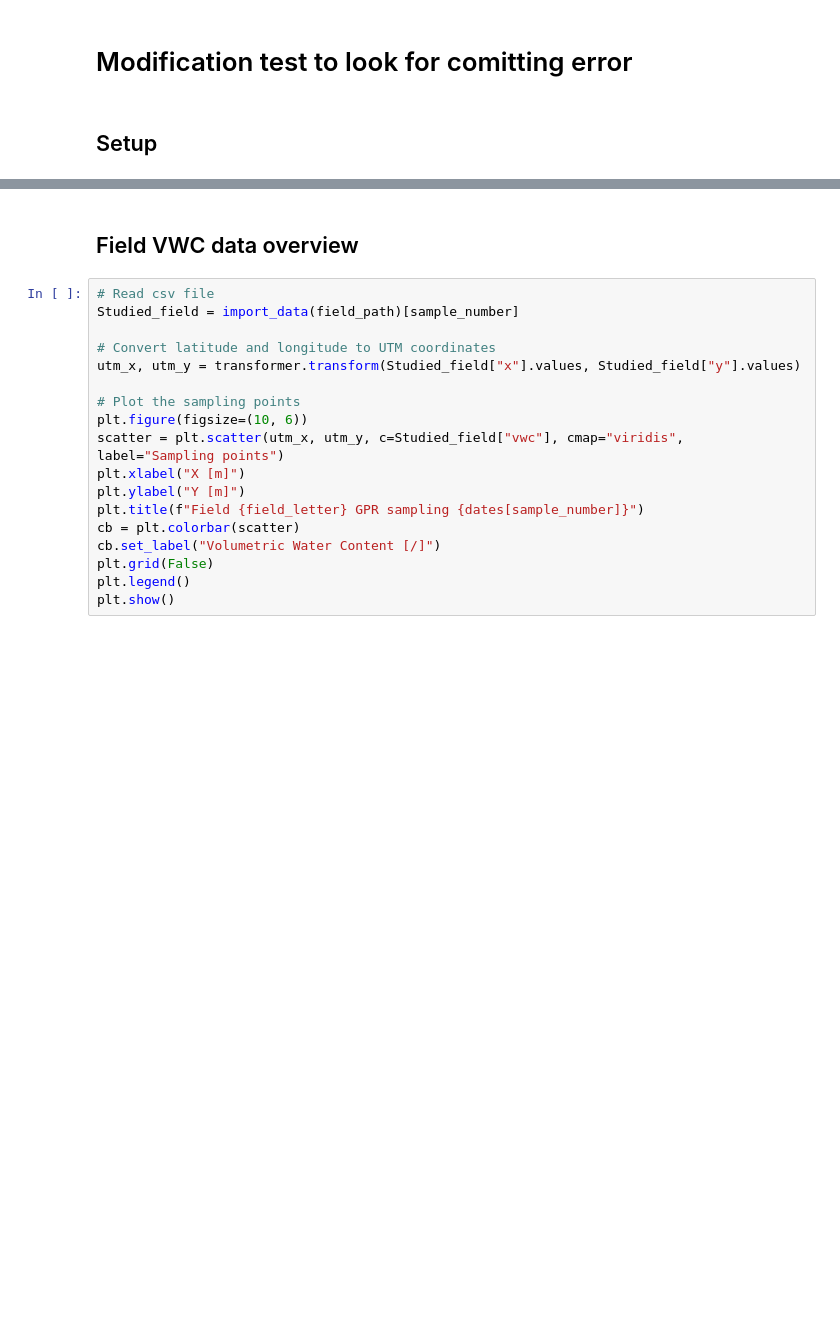
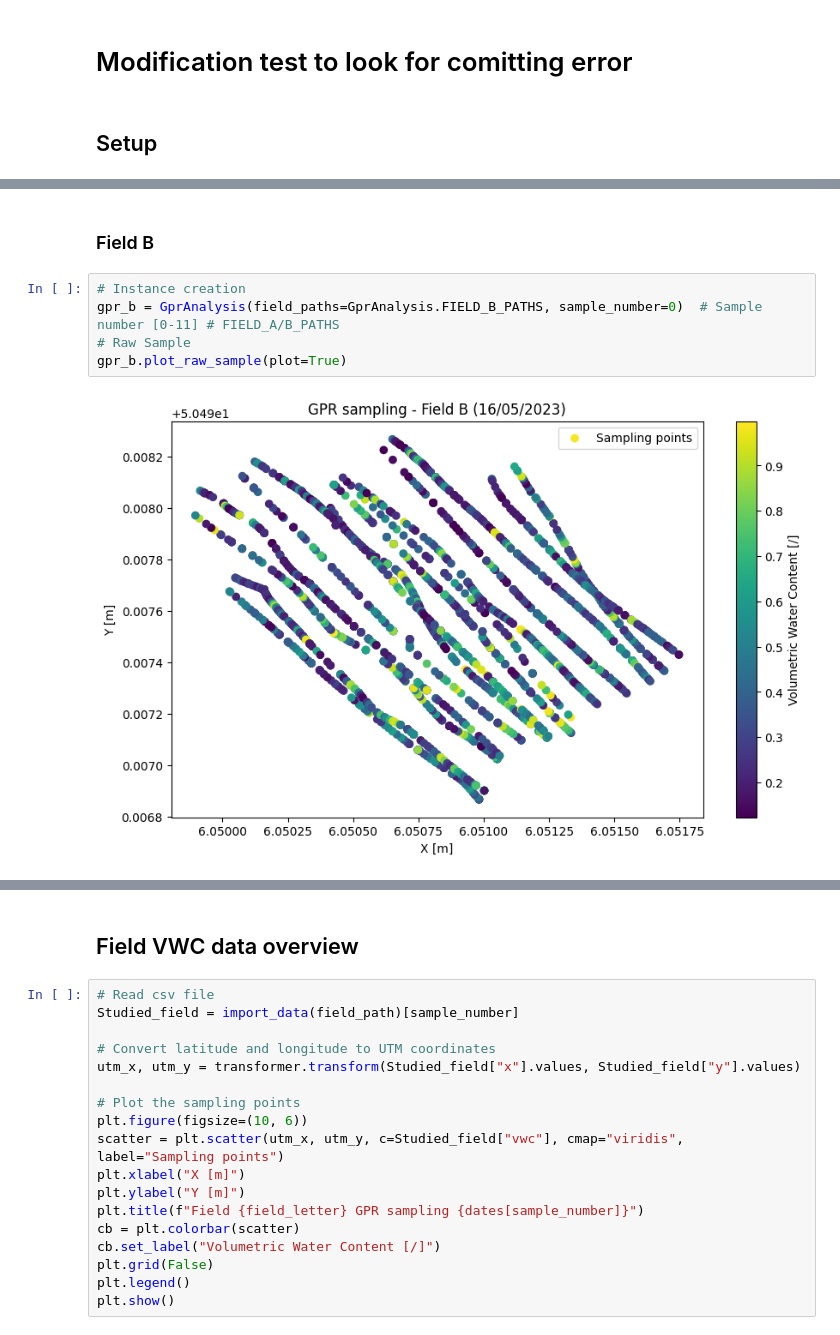
Before and after one commit to Django184/Master-Thesis, a Jupyter notebook: Thesis.ipynb, the cells around one changed output, grey strips where cells are left out. Drawn from its saved outputs; the diff is of its cells as text; blank space fills up the shorter version.

```diff
--- a/Thesis.ipynb
+++ b/Thesis.ipynb
@@ -35,0 +30,9 @@ transformer = pyproj.Transformer.from_crs("epsg:4326", "epsg:32632", always_xy=T
+# %% [markdown]
+### Field B
+# %%
+# Instance creation
+gpr_b = GprAnalysis(field_paths=GprAnalysis.FIELD_B_PATHS, sample_number=0)  # Sample number [0-11] # FIELD_A/B_PATHS
+# Raw Sample
+gpr_b.plot_raw_sample(plot=True)
+# %% [output]
+[figure, added]
```
Also changed, not shown: parts of 20 cells of this notebook, 2 other files.
